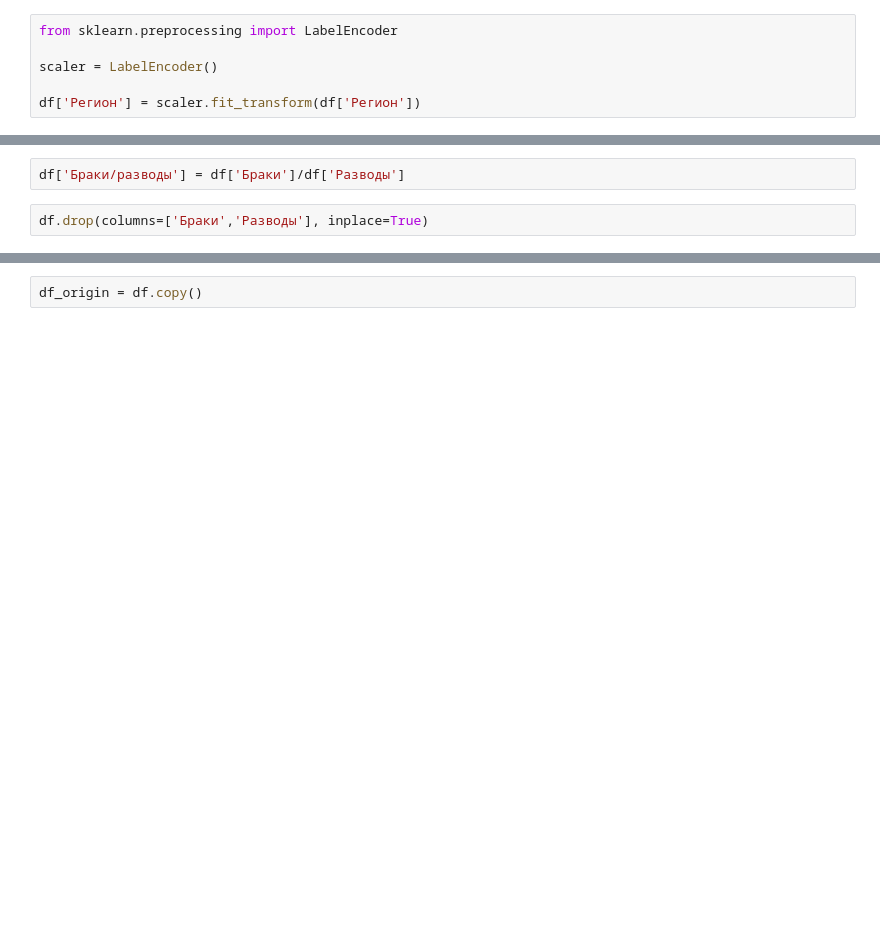
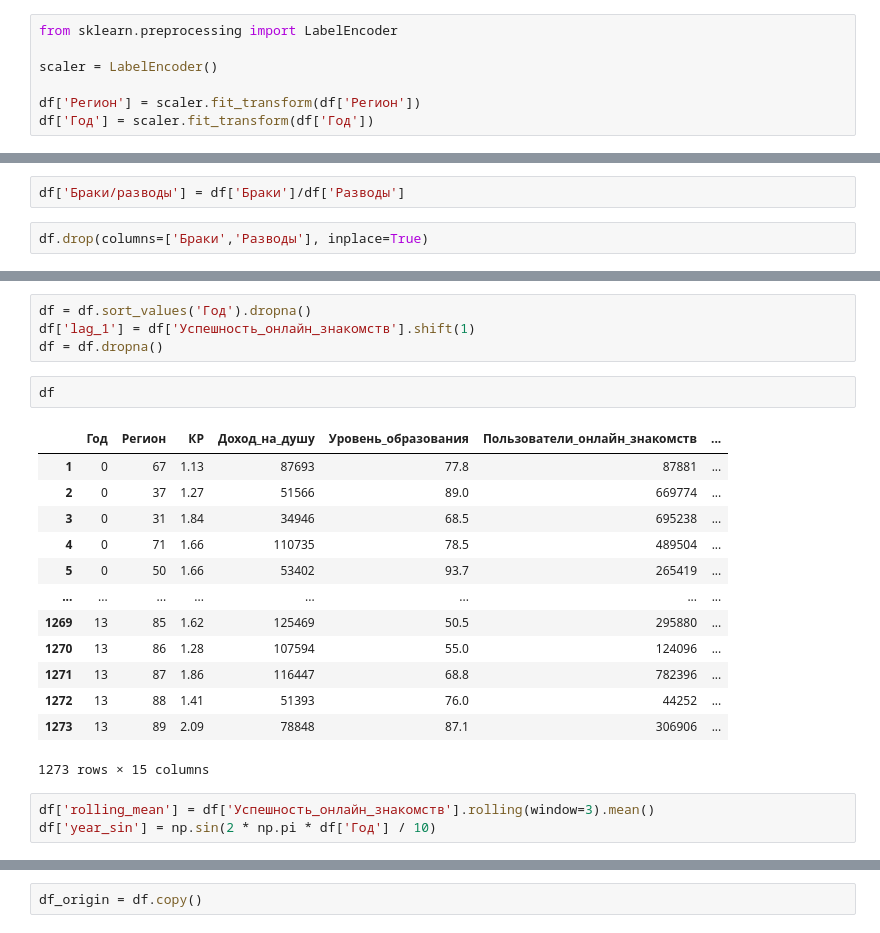
Before and after one commit to polevev/kaggle, a Jupyter notebook: Рождаемость.ipynb, the cells around one changed output, grey strips where cells are left out. Saved outputs shown, nothing was run; the diff lists cells and outputs as text; blank space fills up the shorter version.

```diff
--- a/Рождаемость.ipynb
+++ b/Рождаемость.ipynb
@@ -13,5 +30,6 @@ from sklearn.preprocessing import LabelEncoder
 scaler = LabelEncoder()
 
 df['Регион'] = scaler.fit_transform(df['Регион'])
+df['Год'] = scaler.fit_transform(df['Год'])
 # %%
 df
@@ -40,0 +89,23 @@ df
+# %%
+df = df.sort_values('Год').dropna()
+df['lag_1'] = df['Успешность_онлайн_знакомств'].shift(1)
+df = df.dropna()
+# %%
+df
+# %% [output]
+|  | Год | Регион | КР | Доход_на_душу | Уровень_образования | Пользователи_онлайн_знакомств | ... |
+| 1 | 0 | 67 | 1.13 | 87693 | 77.8 | 87881 | ... |
+| 2 | 0 | 37 | 1.27 | 51566 | 89.0 | 669774 | ... |
+| 3 | 0 | 31 | 1.84 | 34946 | 68.5 | 695238 | ... |
+| 4 | 0 | 71 | 1.66 | 110735 | 78.5 | 489504 | ... |
+| 5 | 0 | 50 | 1.66 | 53402 | 93.7 | 265419 | ... |
+| ... | ... | ... | ... | ... | ... | ... | ... |
+| 1269 | 13 | 85 | 1.62 | 125469 | 50.5 | 295880 | ... |
+| 1270 | 13 | 86 | 1.28 | 107594 | 55.0 | 124096 | ... |
+| 1271 | 13 | 87 | 1.86 | 116447 | 68.8 | 782396 | ... |
+| 1272 | 13 | 88 | 1.41 | 51393 | 76.0 | 44252 | ... |
+| 1273 | 13 | 89 | 2.09 | 78848 | 87.1 | 306906 | ... |
+1273 rows × 15 columns
+# %%
+df['rolling_mean'] = df['Успешность_онлайн_знакомств'].rolling(window=3).mean()
+df['year_sin'] = np.sin(2 * np.pi * df['Год'] / 10)
```
Also changed, not shown: parts of 22 cells of this notebook.
